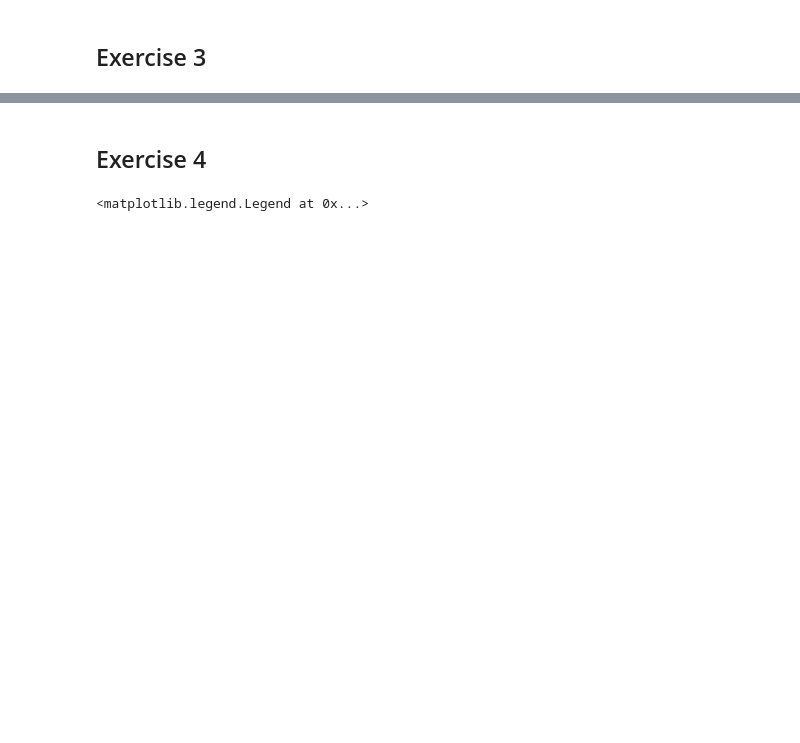
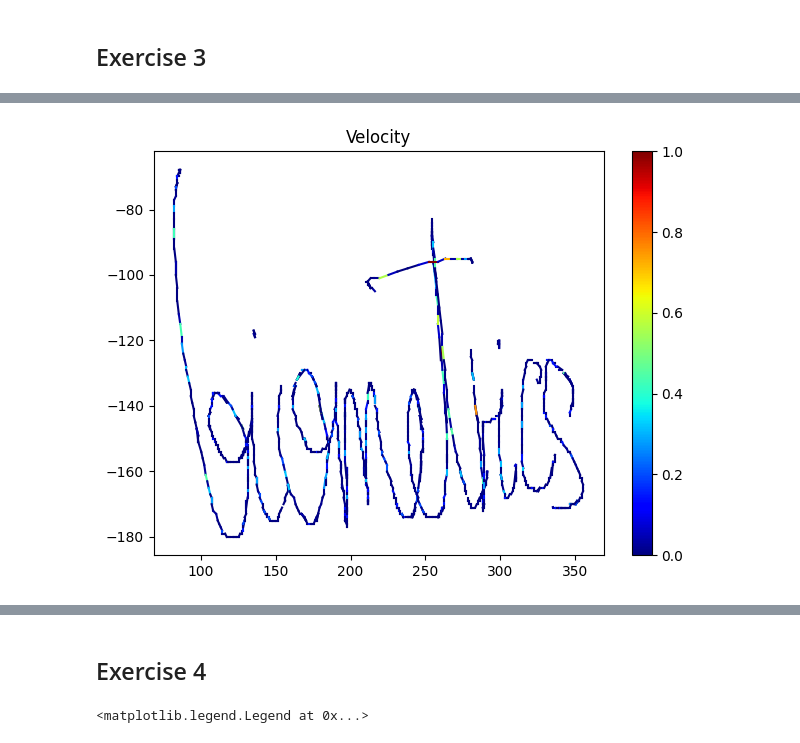
Before and after one commit to RianOpperman/ENCM509, a Jupyter notebook: lab2/Lab02_2024W.ipynb, the cells around one changed output, grey strips where cells are left out. Drawn from its saved outputs; the diff is of its cells as text; code cells hidden in the pictures; blank space fills up the shorter version.

```diff
--- a/lab2/Lab02_2024W.ipynb
+++ b/lab2/Lab02_2024W.ipynb
@@ -125,0 +203,33 @@ As well, when considering the histograms produced and the differing amount of 'b
+# %%
+vel = np.zeros((len(time1)-1, 1))
+fig, ax = plt.subplots()
+for i in range(len(time1)-1):
+    distance = np.sqrt((coord1[i+1,0] - coord1[i,0])**2 +
+                       (coord1[i+1,1] - coord1[i,1])**2)
+
+    # if too fast, time_diff = 0
+    time_diff = abs(time1[i+1] - time1[i])
+    if time_diff != 0:
+        vel[i] = distance / time_diff
+    vel[i] = int(vel[i].item() * 1000) + 1
+
+vel = np.insert(vel, 0, 1)
+vel = vel / np.max(vel) * 255
+vel = vel.astype(int)
+
+velmap = plt.get_cmap('jet', np.max(vel)+1)
+
+for i in range(len(vel)-1):
+    c = velmap(vel[i])
+
+    time_diff = abs(time1[i+1] - time1[i])
+
+    if time_diff < 17: # You may need to change this threshould
+        ax.plot(coord1[i:i+2,0], -coord1[i:i+2,1], c=c)
+plt.title('Velocity')
+
+sm = cm.ScalarMappable(cmap='jet', norm=plt.Normalize(vmin=0, vmax=1))
+plt.colorbar(sm, ax = ax)
+plt.show()
+# %% [output]
+[figure, added]
```
Also changed, not shown: parts of 24 cells of this notebook.
